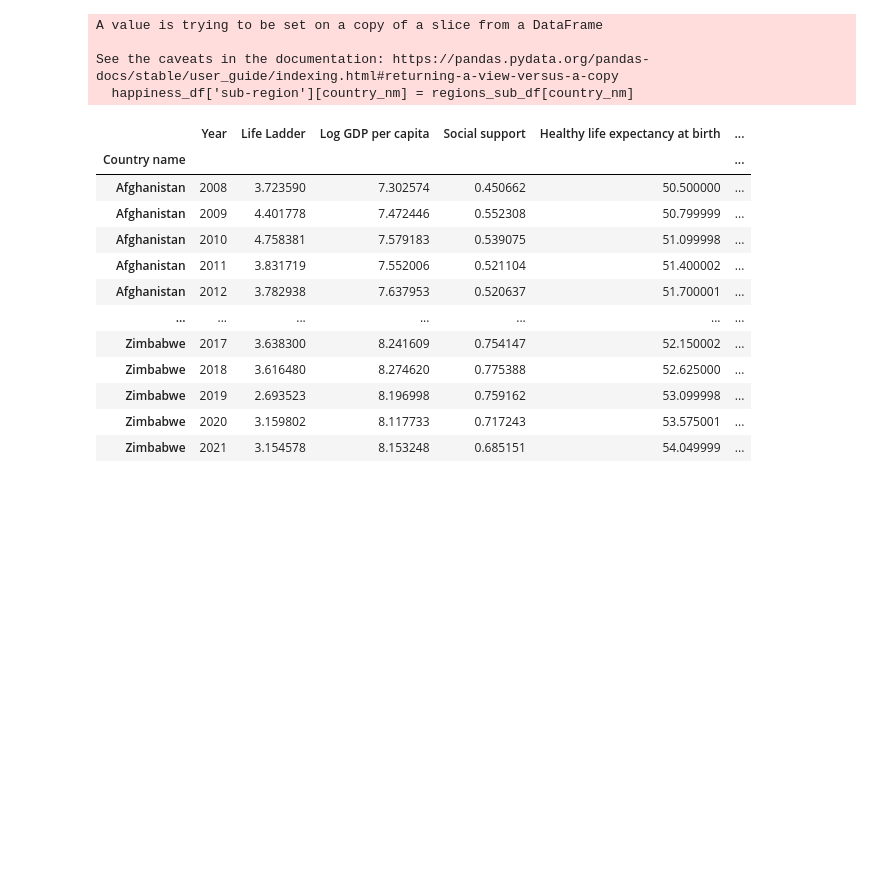
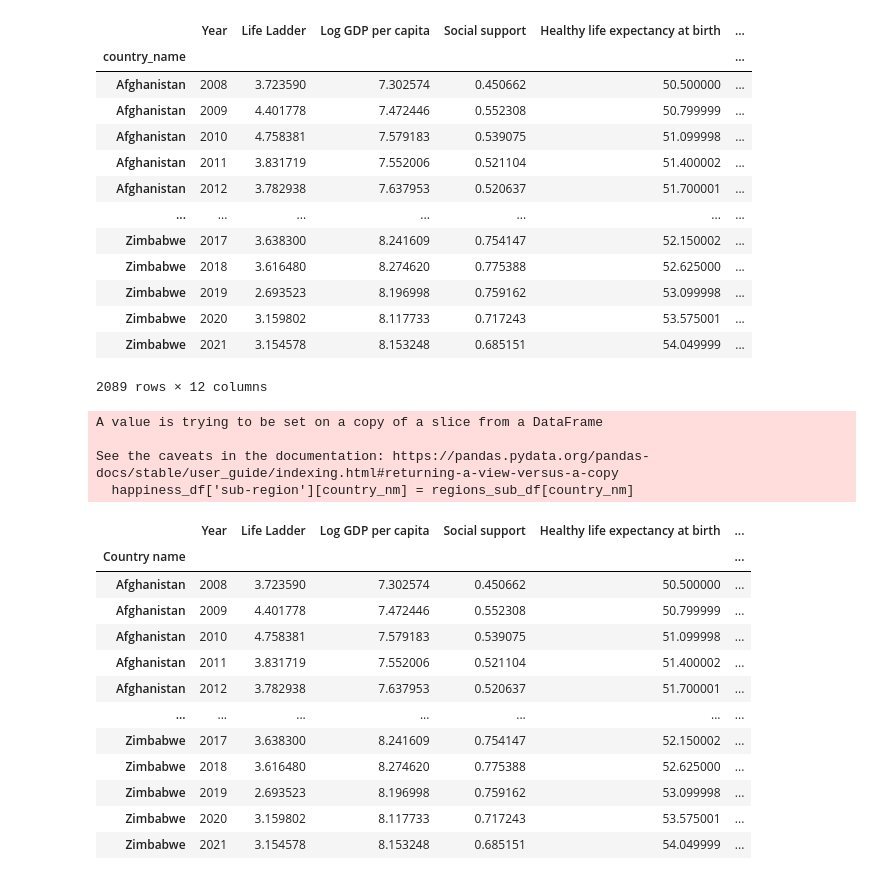
Before and after one commit to boz-tcm/happiness_atlas, a Jupyter notebook: Project 2 Neural Nets.ipynb, the cells around one changed output. Saved outputs shown, nothing was run; the diff lists cells and outputs as text; code cells hidden in the pictures; blank space fills up the shorter version.

```diff
--- a/Project 2 Neural Nets.ipynb
+++ b/Project 2 Neural Nets.ipynb
@@ -100 +75,19 @@ Name: sub-region, Length: 249, dtype: object
+# %%
+happiness_sub_regions_df = pd.merge(happiness_df, regions_df[['sub-region']], on='country_name', how='left')
+display(happiness_sub_regions_df)
+# %% [output]
+|  | Year | Life Ladder | Log GDP per capita | Social support | Healthy life expectancy at birth | ... |
+| country_name |  |  |  |  |  | ... |
+| Afghanistan | 2008 | 3.723590 | 7.302574 | 0.450662 | 50.500000 | ... |
+| Afghanistan | 2009 | 4.401778 | 7.472446 | 0.552308 | 50.799999 | ... |
+| Afghanistan | 2010 | 4.758381 | 7.579183 | 0.539075 | 51.099998 | ... |
+| Afghanistan | 2011 | 3.831719 | 7.552006 | 0.521104 | 51.400002 | ... |
+| Afghanistan | 2012 | 3.782938 | 7.637953 | 0.520637 | 51.700001 | ... |
+| ... | ... | ... | ... | ... | ... | ... |
+| Zimbabwe | 2017 | 3.638300 | 8.241609 | 0.754147 | 52.150002 | ... |
+| Zimbabwe | 2018 | 3.616480 | 8.274620 | 0.775388 | 52.625000 | ... |
+| Zimbabwe | 2019 | 2.693523 | 8.196998 | 0.759162 | 53.099998 | ... |
+| Zimbabwe | 2020 | 3.159802 | 8.117733 | 0.717243 | 53.575001 | ... |
+| Zimbabwe | 2021 | 3.154578 | 8.153248 | 0.685151 | 54.049999 | ... |
+2089 rows × 12 columns
 # %%
```
Also changed, not shown: parts of 9 cells of this notebook.
